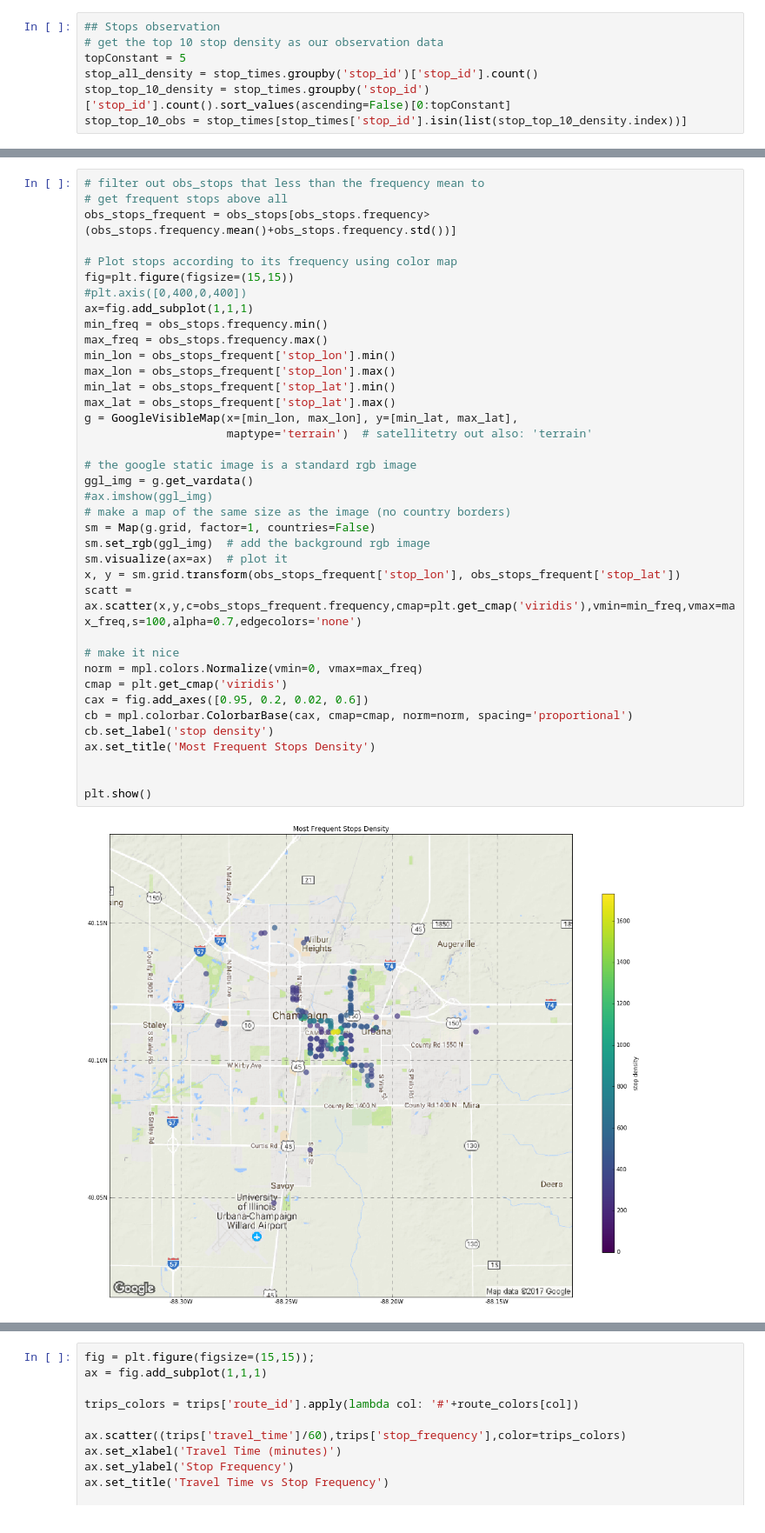
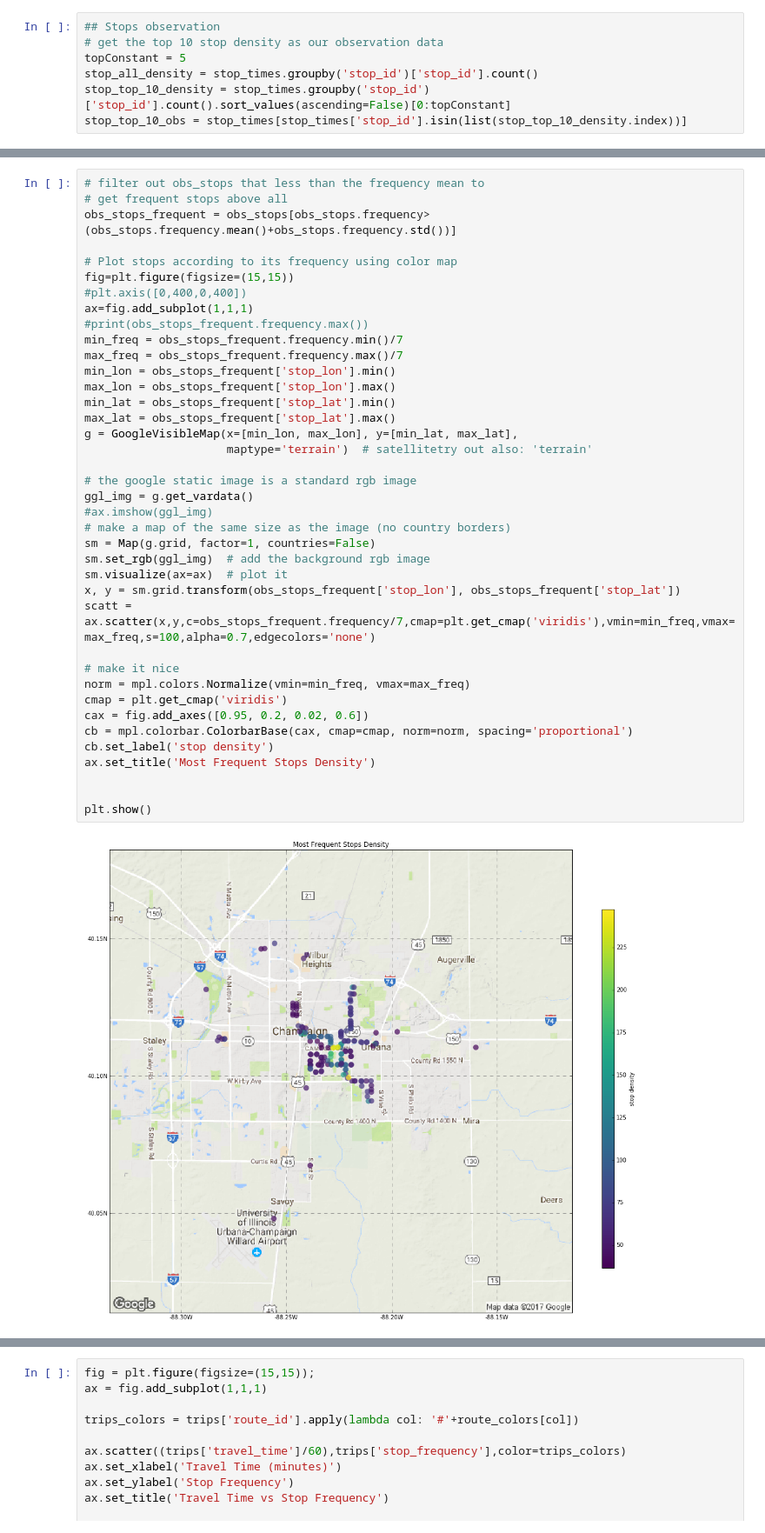
Before and after one commit to nikolausn/project-spring2017, a Jupyter notebook: part1/cumtd-fix.ipynb, the cells around one changed output, grey strips where cells are left out. Shown at 87% size. Saved outputs shown, nothing was run; the diff lists cells and outputs as text.

```diff
--- a/part1/cumtd-fix.ipynb
+++ b/part1/cumtd-fix.ipynb
@@ -361,36 +390,37 @@ obs_stops_frequent = obs_stops[obs_stops.frequency>(obs_stops.frequency.mean()+o
 # Plot stops according to its frequency using color map
 fig=plt.figure(figsize=(15,15))
 #plt.axis([0,400,0,400])
 ax=fig.add_subplot(1,1,1)
-min_freq = obs_stops.frequency.min()
-max_freq = obs_stops.frequency.max()
+#print(obs_stops_frequent.frequency.max())
+min_freq = obs_stops_frequent.frequency.min()/7
+max_freq = obs_stops_frequent.frequency.max()/7
 min_lon = obs_stops_frequent['stop_lon'].min()
 max_lon = obs_stops_frequent['stop_lon'].max()
 min_lat = obs_stops_frequent['stop_lat'].min()
 max_lat = obs_stops_frequent['stop_lat'].max()
 g = GoogleVisibleMap(x=[min_lon, max_lon], y=[min_lat, max_lat],
                      maptype='terrain')  # satellitetry out also: 'terrain'
 
 # the google static image is a standard rgb image
 ggl_img = g.get_vardata()
 #ax.imshow(ggl_img)
 # make a map of the same size as the image (no country borders)
 sm = Map(g.grid, factor=1, countries=False)
 sm.set_rgb(ggl_img)  # add the background rgb image
 sm.visualize(ax=ax)  # plot it
 x, y = sm.grid.transform(obs_stops_frequent['stop_lon'], obs_stops_frequent['stop_lat'])
-scatt = ax.scatter(x,y,c=obs_stops_frequent.frequency,cmap=plt.get_cmap('viridis'),vmin=min_freq,vmax=max_freq,s=100,alpha=0.7,edgecolors='none')
+scatt = ax.scatter(x,y,c=obs_stops_frequent.frequency/7,cmap=plt.get_cmap('viridis'),vmin=min_freq,vmax=max_freq,s=100,alpha=0.7,edgecolors='none')
 
 # make it nice
-norm = mpl.colors.Normalize(vmin=0, vmax=max_freq)
+norm = mpl.colors.Normalize(vmin=min_freq, vmax=max_freq)
 cmap = plt.get_cmap('viridis')
 cax = fig.add_axes([0.95, 0.2, 0.02, 0.6])
 cb = mpl.colorbar.ColorbarBase(cax, cmap=cmap, norm=norm, spacing='proportional')
 cb.set_label('stop density')
 ax.set_title('Most Frequent Stops Density')
 
 
 plt.show()
 # %% [output]
-[figure, old version]
+[figure, new version]
 # %% [markdown]
```
Also changed, not shown: parts of 24 cells of this notebook, 1 other file.
